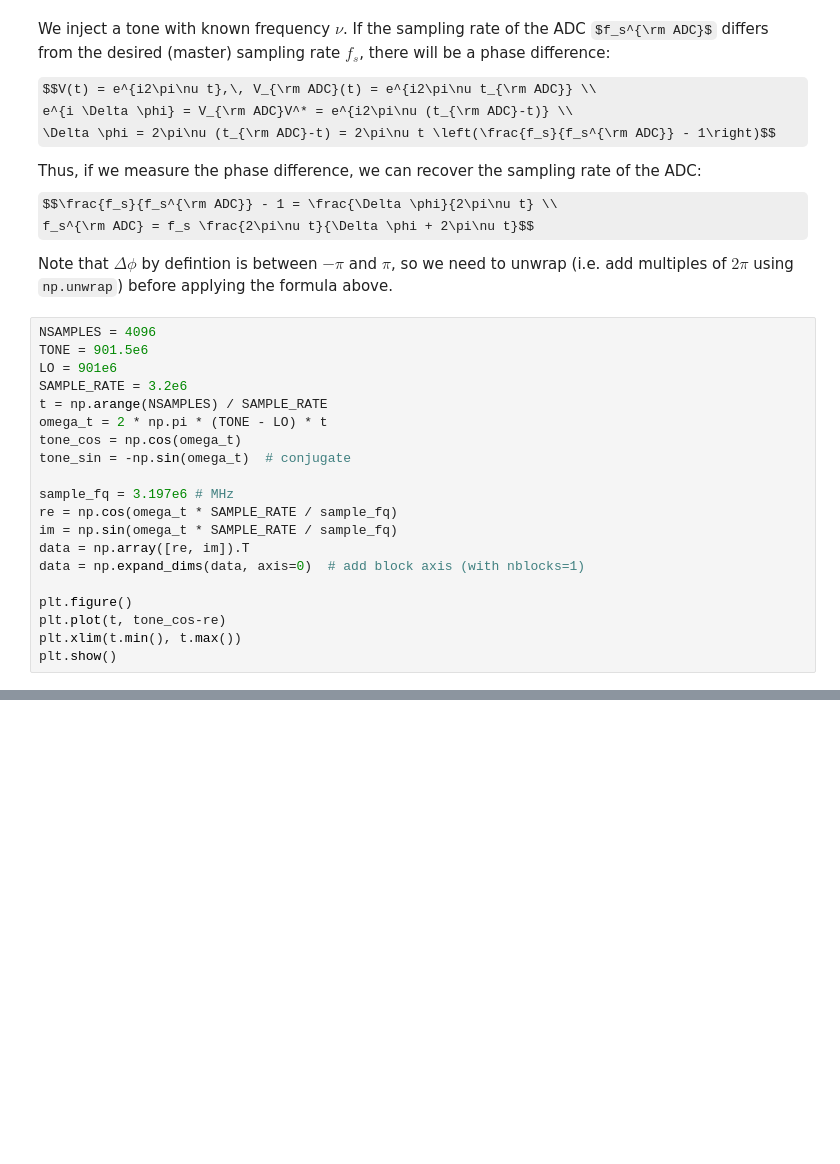
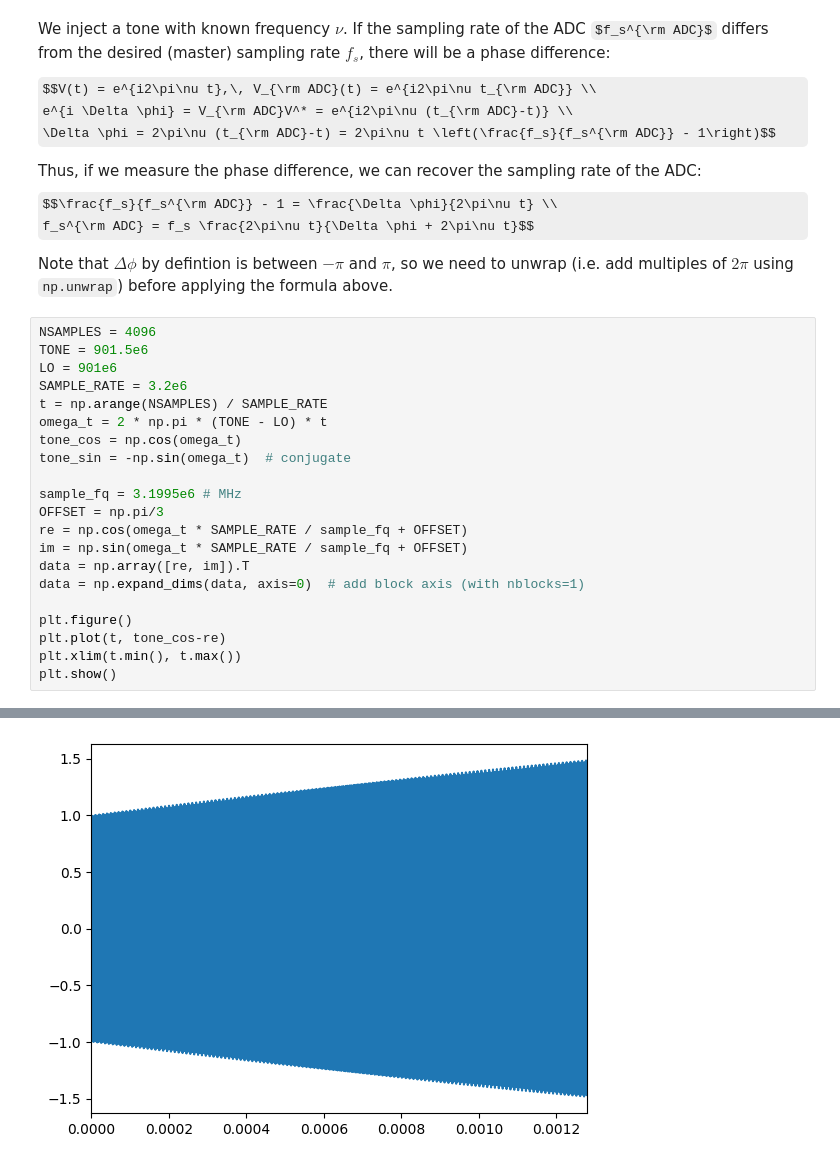
Before and after one commit to AaronParsons/sdrudp, a Jupyter notebook: notebooks/phase_detect_and_correct.ipynb, the cells around one changed output, grey strips where cells are left out. Cells and saved outputs as stored; diff of their text form; some formulas as TeX source; blank space fills up the shorter version.

```diff
--- a/notebooks/phase_detect_and_correct.ipynb
+++ b/notebooks/phase_detect_and_correct.ipynb
@@ -26,9 +26,10 @@ omega_t = 2 * np.pi * (TONE - LO) * t
 tone_cos = np.cos(omega_t)
 tone_sin = -np.sin(omega_t)  # conjugate
 
-sample_fq = 3.197e6 # MHz
-re = np.cos(omega_t * SAMPLE_RATE / sample_fq)
-im = np.sin(omega_t * SAMPLE_RATE / sample_fq)
+sample_fq = 3.1995e6 # MHz
+OFFSET = np.pi/3
+re = np.cos(omega_t * SAMPLE_RATE / sample_fq + OFFSET)
+im = np.sin(omega_t * SAMPLE_RATE / sample_fq + OFFSET)
 data = np.array([re, im]).T
 data = np.expand_dims(data, axis=0)  # add block axis (with nblocks=1)
 
@@ -42,3 +41,4 @@ plt.show()
+[figure, added]
 # %%
 data = data - np.mean(data, axis=1, keepdims=True)  # remove DC offset
 data_cos = data[0,...,0] * tone_cos - data[0,...,1] * tone_sin  # real part (real*real - im*im)
```
Also changed, not shown: parts of 5 cells of this notebook.
